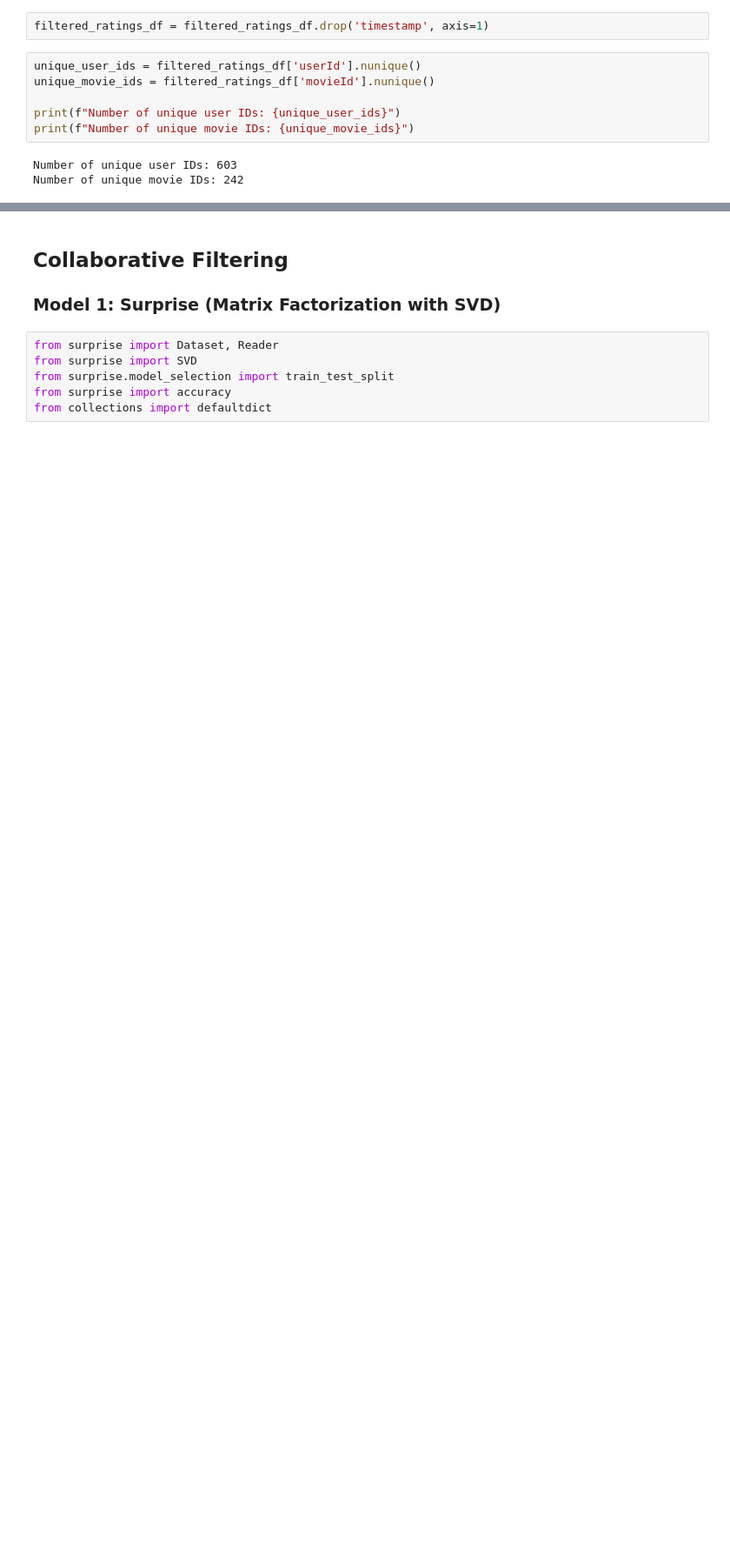
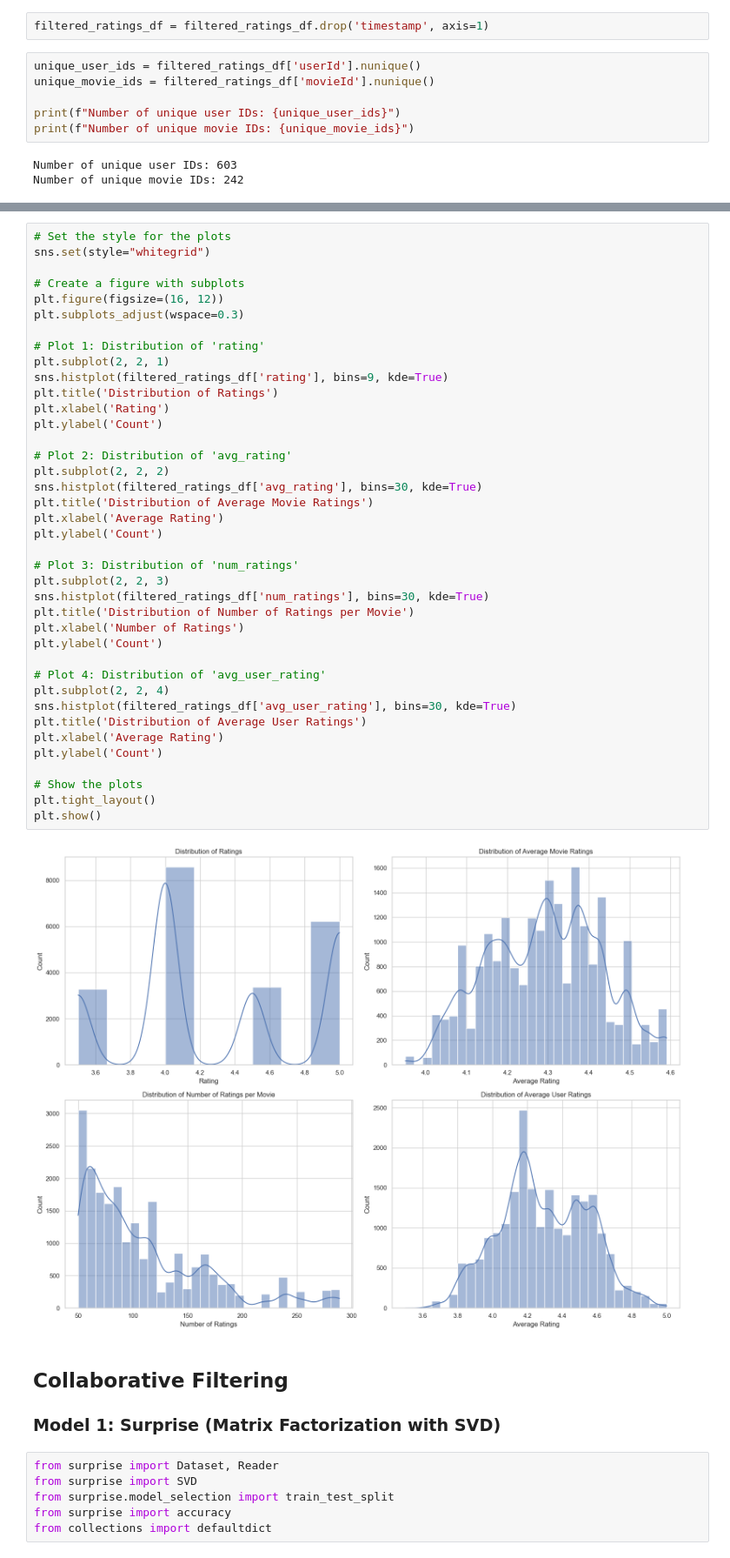
Before and after one commit to madelinebirch/Phase-4-Project, a Jupyter notebook: current_2.ipynb, the cells around one changed output, grey strips where cells are left out. Shown at 87% size. Saved outputs shown, nothing was run; the diff lists cells and outputs as text; blank space fills up the shorter version.

```diff
--- a/current_2.ipynb
+++ b/current_2.ipynb
@@ -196,3 +253,44 @@ filtered_ratings_df.head()
+# %%
+# Set the style for the plots
+sns.set(style="whitegrid")
+
+# Create a figure with subplots
+plt.figure(figsize=(16, 12))
+plt.subplots_adjust(wspace=0.3)
+
+# Plot 1: Distribution of 'rating'
+plt.subplot(2, 2, 1)
+sns.histplot(filtered_ratings_df['rating'], bins=9, kde=True)
+plt.title('Distribution of Ratings')
+plt.xlabel('Rating')
+plt.ylabel('Count')
+
+# Plot 2: Distribution of 'avg_rating'
+plt.subplot(2, 2, 2)
+sns.histplot(filtered_ratings_df['avg_rating'], bins=30, kde=True)
+plt.title('Distribution of Average Movie Ratings')
+plt.xlabel('Average Rating')
+plt.ylabel('Count')
+
+# Plot 3: Distribution of 'num_ratings'
+plt.subplot(2, 2, 3)
+sns.histplot(filtered_ratings_df['num_ratings'], bins=30, kde=True)
+plt.title('Distribution of Number of Ratings per Movie')
+plt.xlabel('Number of Ratings')
+plt.ylabel('Count')
+
+# Plot 4: Distribution of 'avg_user_rating'
+plt.subplot(2, 2, 4)
+sns.histplot(filtered_ratings_df['avg_user_rating'], bins=30, kde=True)
+plt.title('Distribution of Average User Ratings')
+plt.xlabel('Average Rating')
+plt.ylabel('Count')
+
+# Show the plots
+plt.tight_layout()
+plt.show()
+# %% [output]
+[figure, added]
 # %% [markdown]
 ## Collaborative Filtering
 ### Model 1: Surprise (Matrix Factorization with SVD)
```
Also changed, not shown: parts of 32 cells of this notebook, 2 other files.
